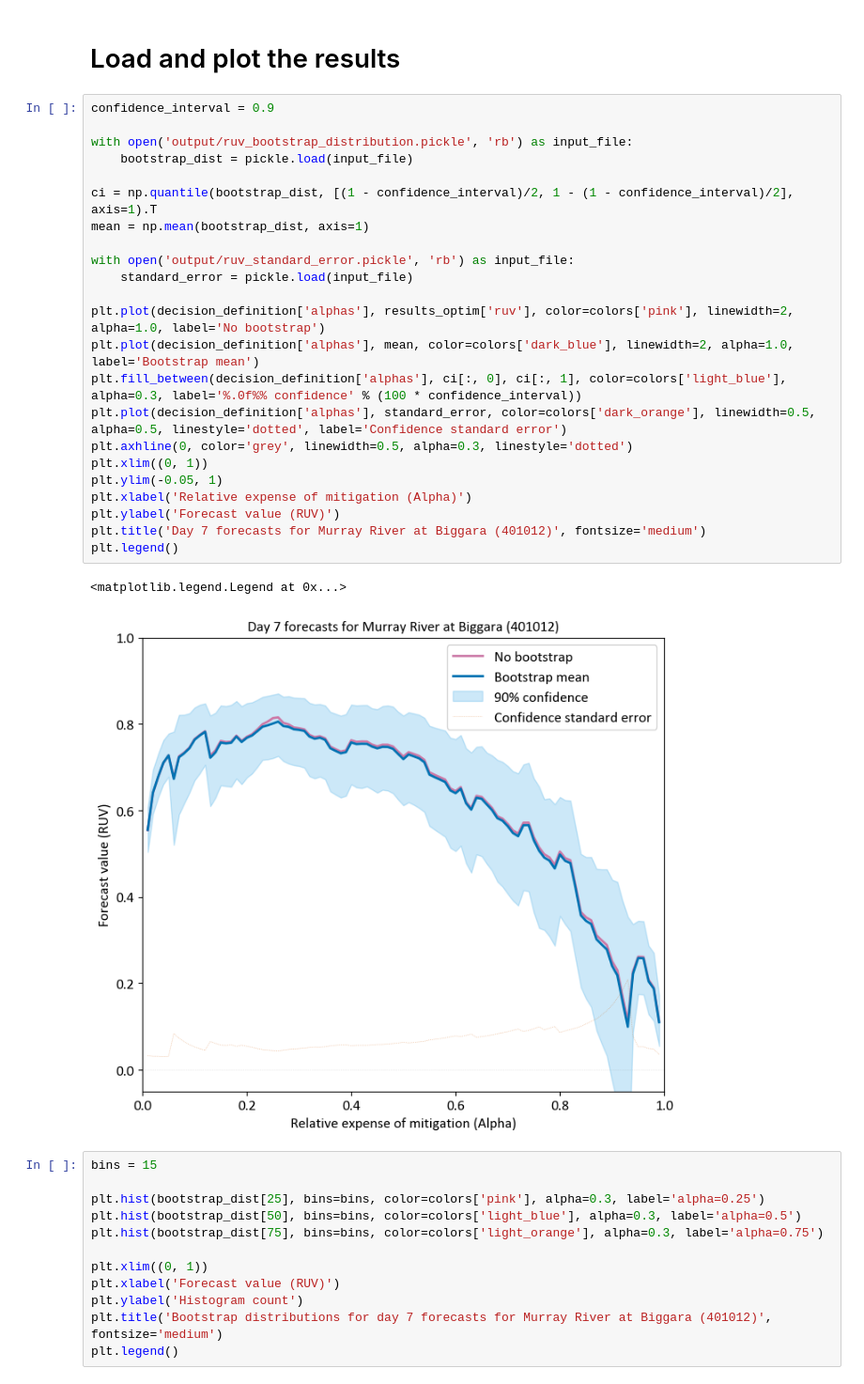
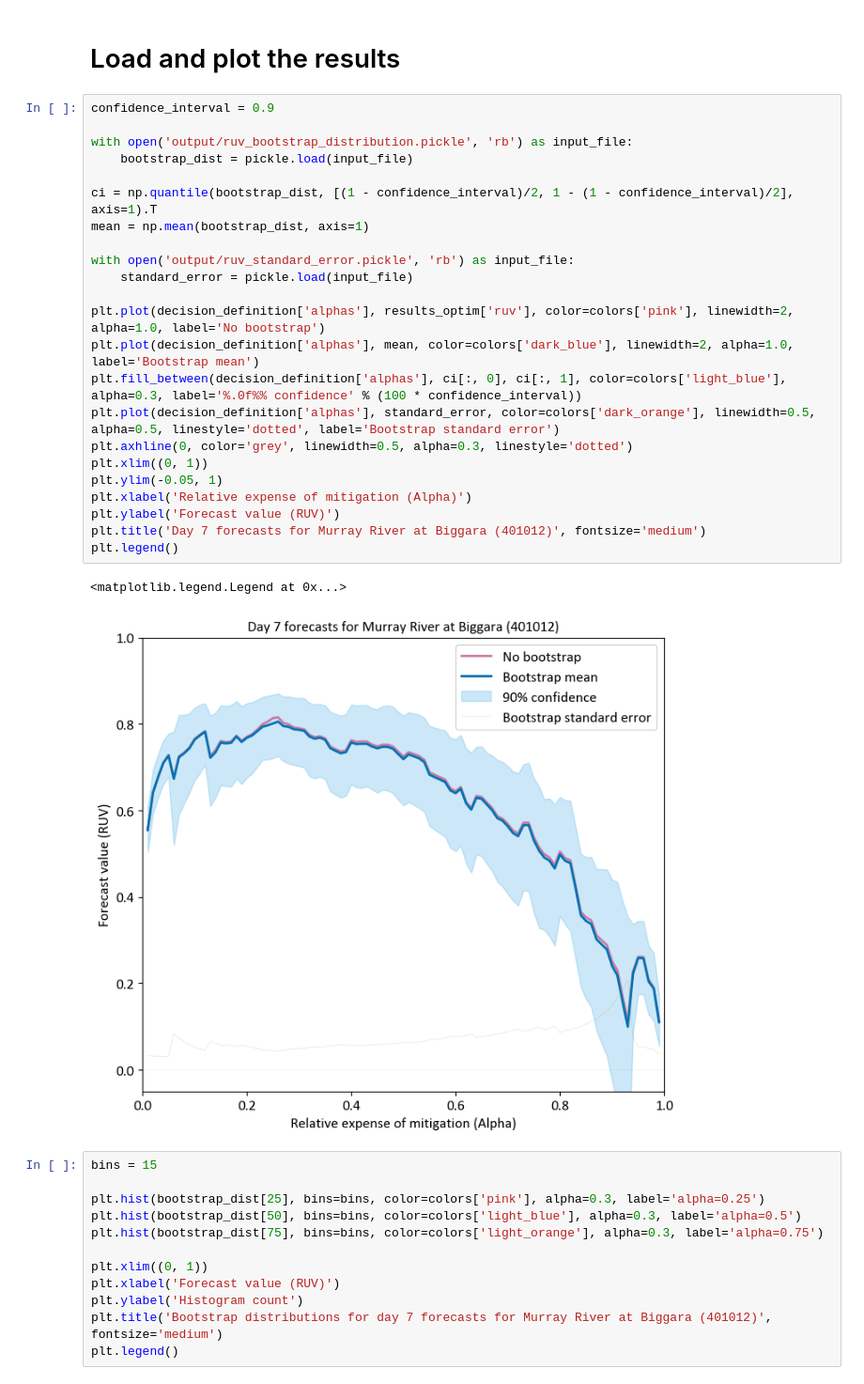
Before and after one commit to richardlaugesen/ruvpy, a Jupyter notebook: examples/example_3.ipynb, the cells around one changed output. Shown at 94% size. Cells and saved outputs as stored; diff of their text form.

```diff
--- a/examples/example_3.ipynb
+++ b/examples/example_3.ipynb
@@ -121,29 +121,29 @@ with open(r"ruv_standard_error.pickle", "wb") as output_file:
 # %%
 confidence_interval = 0.9
 
 with open('output/ruv_bootstrap_distribution.pickle', 'rb') as input_file:
     bootstrap_dist = pickle.load(input_file)
 
 ci = np.quantile(bootstrap_dist, [(1 - confidence_interval)/2, 1 - (1 - confidence_interval)/2], axis=1).T
 mean = np.mean(bootstrap_dist, axis=1)
 
 with open('output/ruv_standard_error.pickle', 'rb') as input_file:
     standard_error = pickle.load(input_file)
 
 plt.plot(decision_definition['alphas'], results_optim['ruv'], color=colors['pink'], linewidth=2, alpha=1.0, label='No bootstrap')
 plt.plot(decision_definition['alphas'], mean, color=colors['dark_blue'], linewidth=2, alpha=1.0, label='Bootstrap mean')
 plt.fill_between(decision_definition['alphas'], ci[:, 0], ci[:, 1], color=colors['light_blue'], alpha=0.3, label='%.0f%% confidence' % (100 * confidence_interval))
-plt.plot(decision_definition['alphas'], standard_error, color=colors['dark_orange'], linewidth=0.5, alpha=0.5, linestyle='dotted', label='Confidence standard error')
+plt.plot(decision_definition['alphas'], standard_error, color=colors['dark_orange'], linewidth=0.5, alpha=0.5, linestyle='dotted', label='Bootstrap standard error')
 plt.axhline(0, color='grey', linewidth=0.5, alpha=0.3, linestyle='dotted')
 plt.xlim((0, 1))
 plt.ylim(-0.05, 1)
 plt.xlabel('Relative expense of mitigation (Alpha)')
 plt.ylabel('Forecast value (RUV)')
 plt.title('Day 7 forecasts for Murray River at Biggara (401012)', fontsize='medium')
 plt.legend()
 # %% [output]
 <matplotlib.legend.Legend at 0x...>
-[figure, old version]
+[figure, new version]
 # %%
 bins = 15
 
```
Also changed, not shown: 1 other file.
